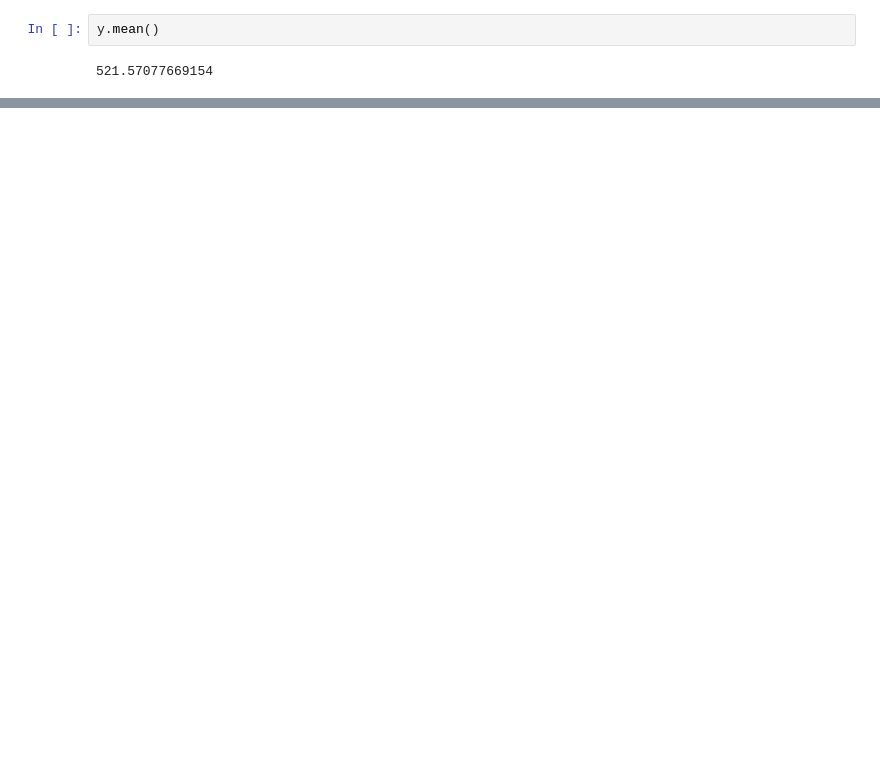
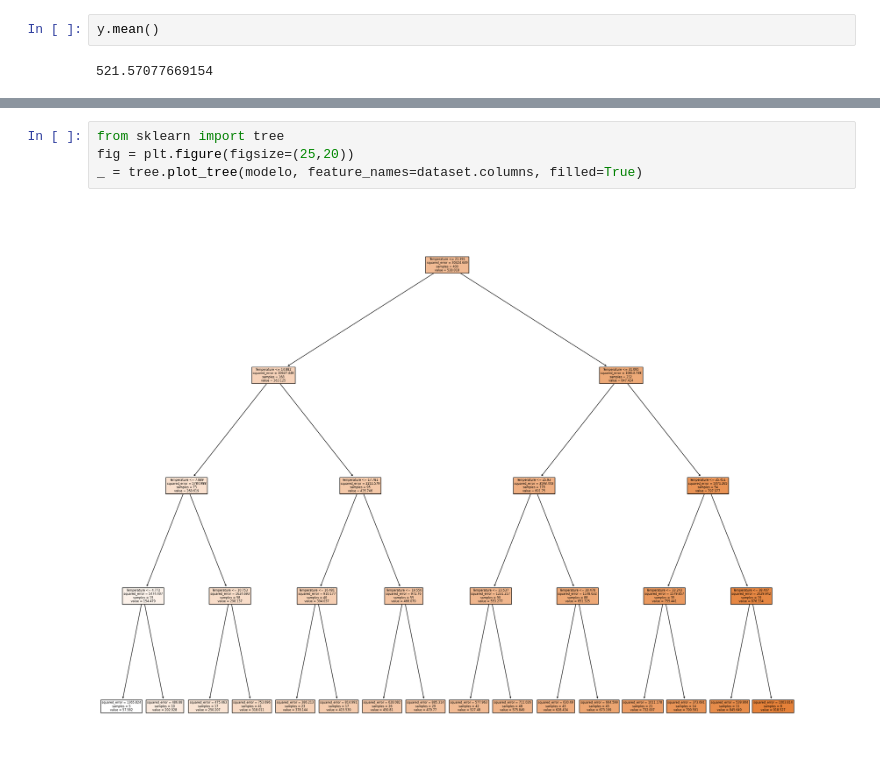
Before and after one commit to jaquimbayoc7/DocumentacionDiplomadoML, a Jupyter notebook: 3. Aprendizaje Supervisado Regresion/Arboles Decision/arbol.ipynb, the cells around one changed output, grey strips where cells are left out. Saved outputs shown, nothing was run; the diff lists cells and outputs as text; blank space fills up the shorter version.

```diff
--- a/3. Aprendizaje Supervisado Regresion/Arboles Decision/arbol.ipynb
+++ b/3. Aprendizaje Supervisado Regresion/Arboles Decision/arbol.ipynb
@@ -75 +75,7 @@ df
 100 rows × 2 columns
+# %%
+from sklearn import tree
+fig = plt.figure(figsize=(25,20))
+_ = tree.plot_tree(modelo, feature_names=dataset.columns, filled=True)
+# %% [output]
+[figure, added]
```
Also changed, not shown: parts of 3 cells of this notebook, 1 other file.
